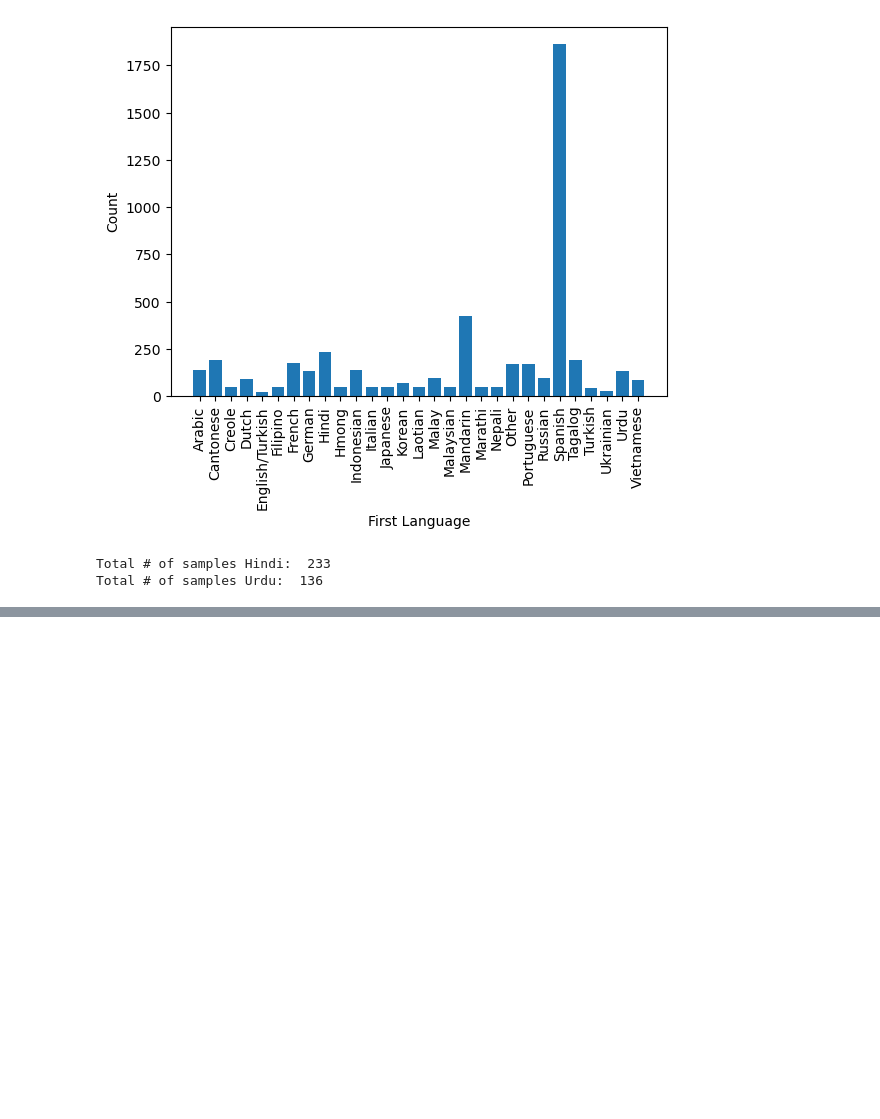
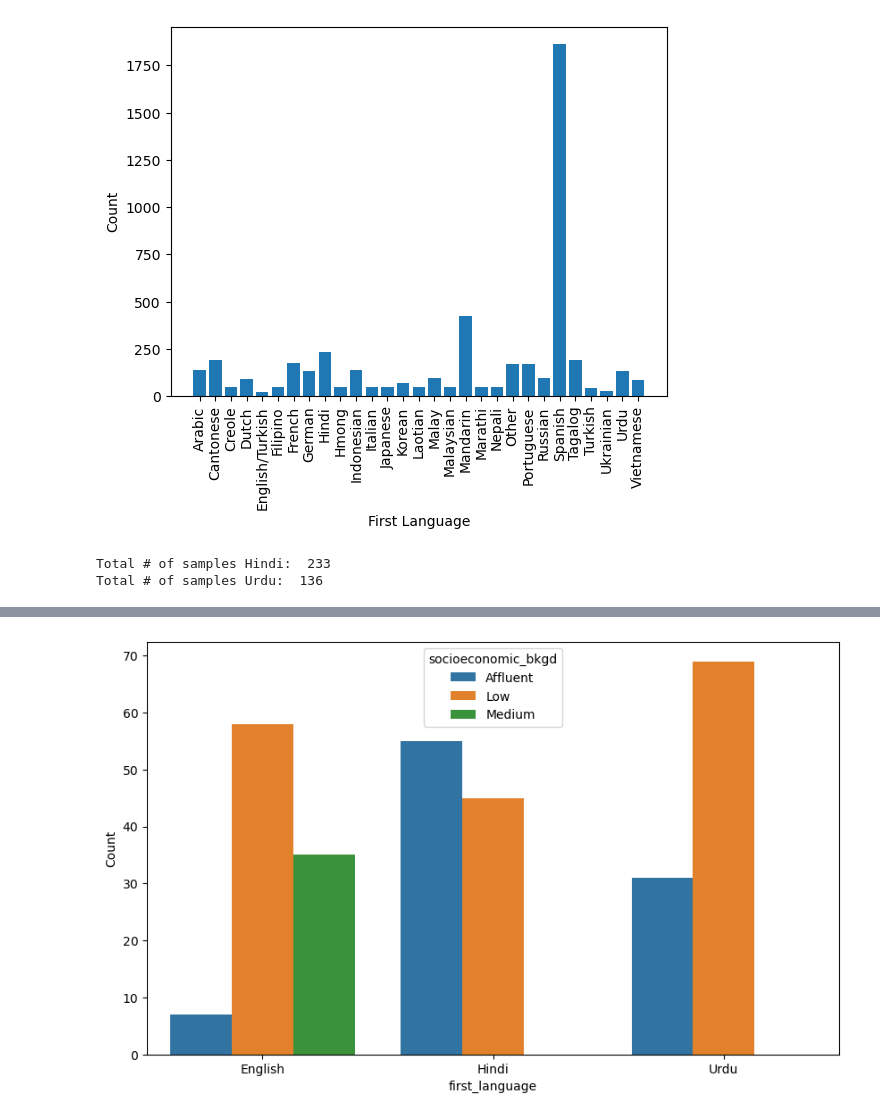
Before and after one commit to zpsheldon/ml-fairness, a Jupyter notebook: hw2/eda.ipynb, the cells around one changed output, grey strips where cells are left out. Saved outputs shown, nothing was run; the diff lists cells and outputs as text; code cells hidden in the pictures; blank space fills up the shorter version.

```diff
--- a/hw2/eda.ipynb
+++ b/hw2/eda.ipynb
@@ -73,0 +92,9 @@ for l in langs:
+# %%
+socecon_df = sub_df.groupby(by=["socioeconomic_bkgd","first_language"],as_index=False).count()
+
+plt.figure(figsize=(10,6))
+sns.barplot(data=socecon_df, x="first_language", y="hash_name",hue="socioeconomic_bkgd")
+plt.ylabel("Count")
+plt.show()
+# %% [output]
+[figure, added]
```
Also changed, not shown: parts of 3 cells of this notebook, 1 other file.
